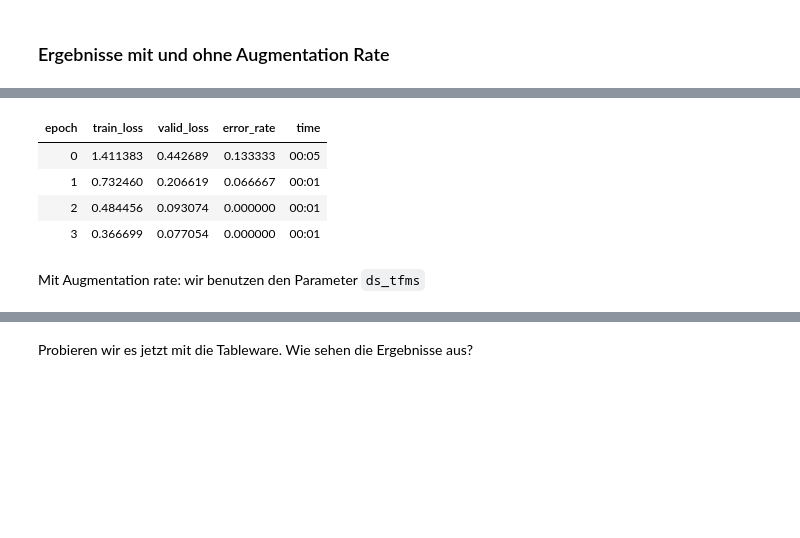
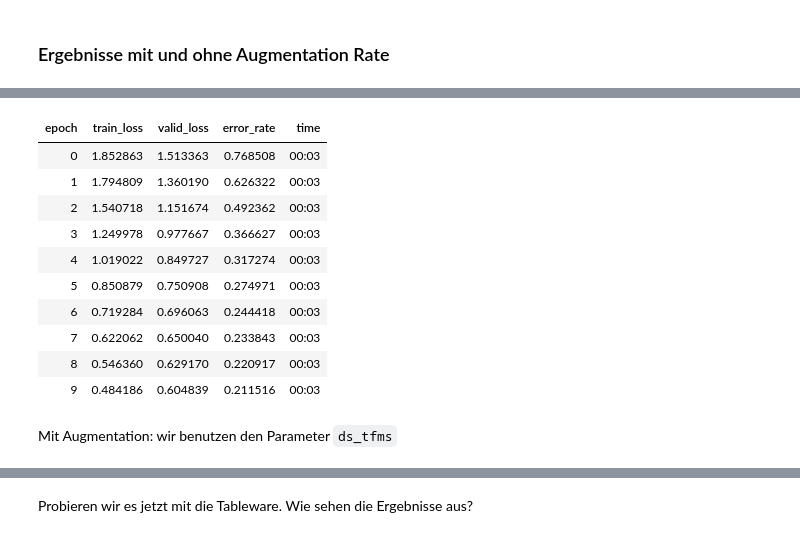
Before and after one commit to y-ph/exxwks-AI, a Jupyter notebook: 05-augmentation-transfer-learning.ipynb, the cells around one changed output, grey strips where cells are left out. Cells and saved outputs as stored; diff of their text form; code cells hidden in the pictures; blank space fills up the shorter version.

```diff
--- a/05-augmentation-transfer-learning.ipynb
+++ b/05-augmentation-transfer-learning.ipynb
@@ -76,5 +76,5 @@ Wir werden hier mit die Blättern weiter machen.
 # %%
-path = Path('datasets/tableware')
+path = Path('datasets/leaves')
 # %%
 np.random.seed(1337)
 data = ImageDataBunch.from_folder(path, valid_pct=0.2, bs=10,
@@ -82,13 +85,19 @@ data = ImageDataBunch.from_folder(path, valid_pct=0.2, bs=10,
 # %%
-learn_withoutAR = cnn_learner(data, models.resnet34, metrics=error_rate)
-learn_withoutAR.fit_one_cycle(4)
+learn = cnn_learner(data, models.resnet34, metrics=error_rate)
+learn.fit_one_cycle(4)
 # %% [output]
 | epoch | train_loss | valid_loss | error_rate | time |
-| 0 | 1.411383 | 0.442689 | 0.133333 | 00:05 |
-| 1 | 0.732460 | 0.206619 | 0.066667 | 00:01 |
-| 2 | 0.484456 | 0.093074 | 0.000000 | 00:01 |
-| 3 | 0.366699 | 0.077054 | 0.000000 | 00:01 |
+| 0 | 1.852863 | 1.513363 | 0.768508 | 00:03 |
+| 1 | 1.794809 | 1.360190 | 0.626322 | 00:03 |
+| 2 | 1.540718 | 1.151674 | 0.492362 | 00:03 |
+| 3 | 1.249978 | 0.977667 | 0.366627 | 00:03 |
+| 4 | 1.019022 | 0.849727 | 0.317274 | 00:03 |
+| 5 | 0.850879 | 0.750908 | 0.274971 | 00:03 |
+| 6 | 0.719284 | 0.696063 | 0.244418 | 00:03 |
+| 7 | 0.622062 | 0.650040 | 0.233843 | 00:03 |
+| 8 | 0.546360 | 0.629170 | 0.220917 | 00:03 |
+| 9 | 0.484186 | 0.604839 | 0.211516 | 00:03 |
 # %% [markdown]
-Mit Augmentation rate: wir benutzen den Parameter `ds_tfms`
+Mit Augmentation: wir benutzen den Parameter `ds_tfms`
 # %%
 np.random.seed(1337)
```
Also changed, not shown: parts of 29 cells of this notebook.
